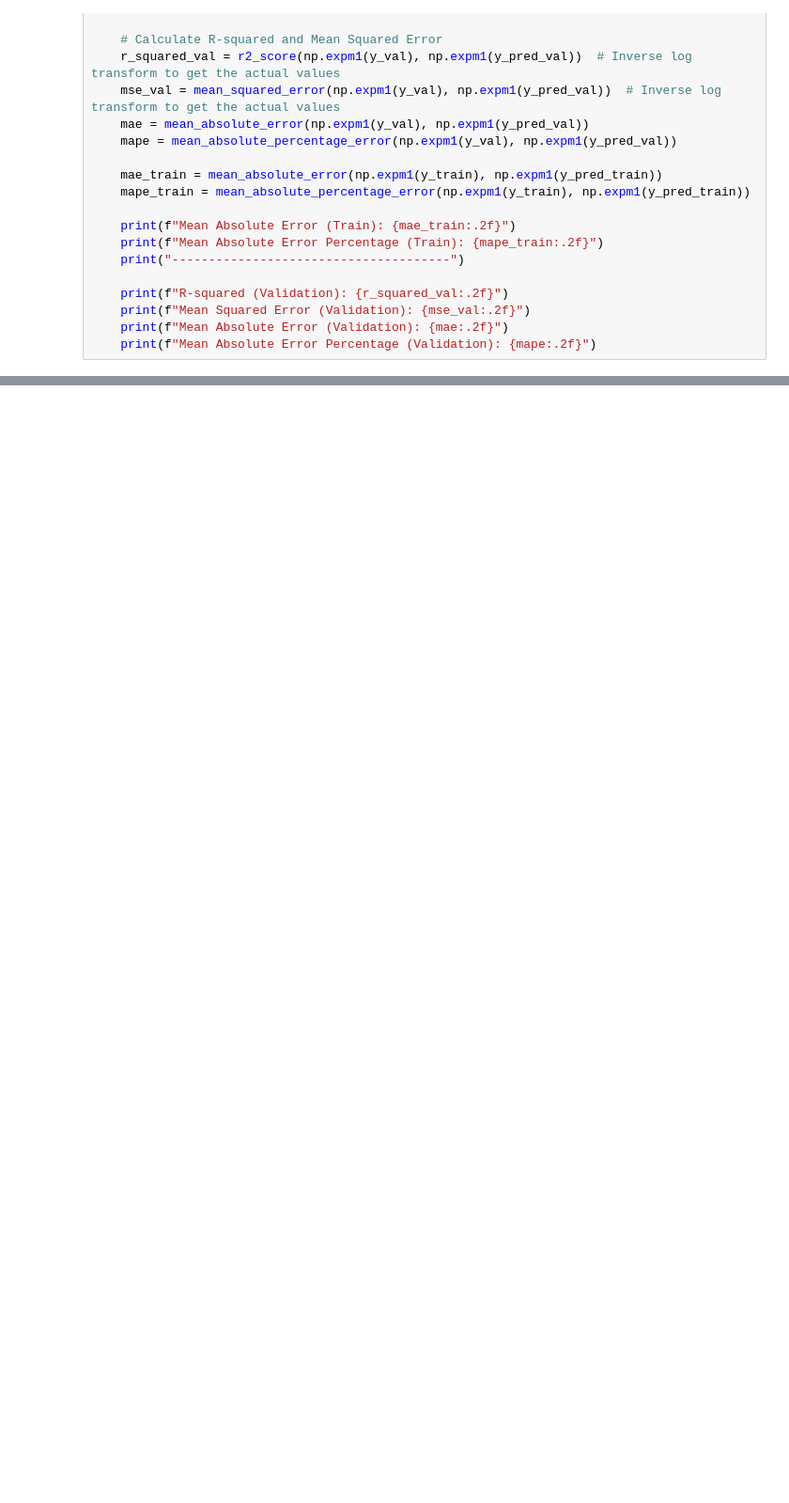
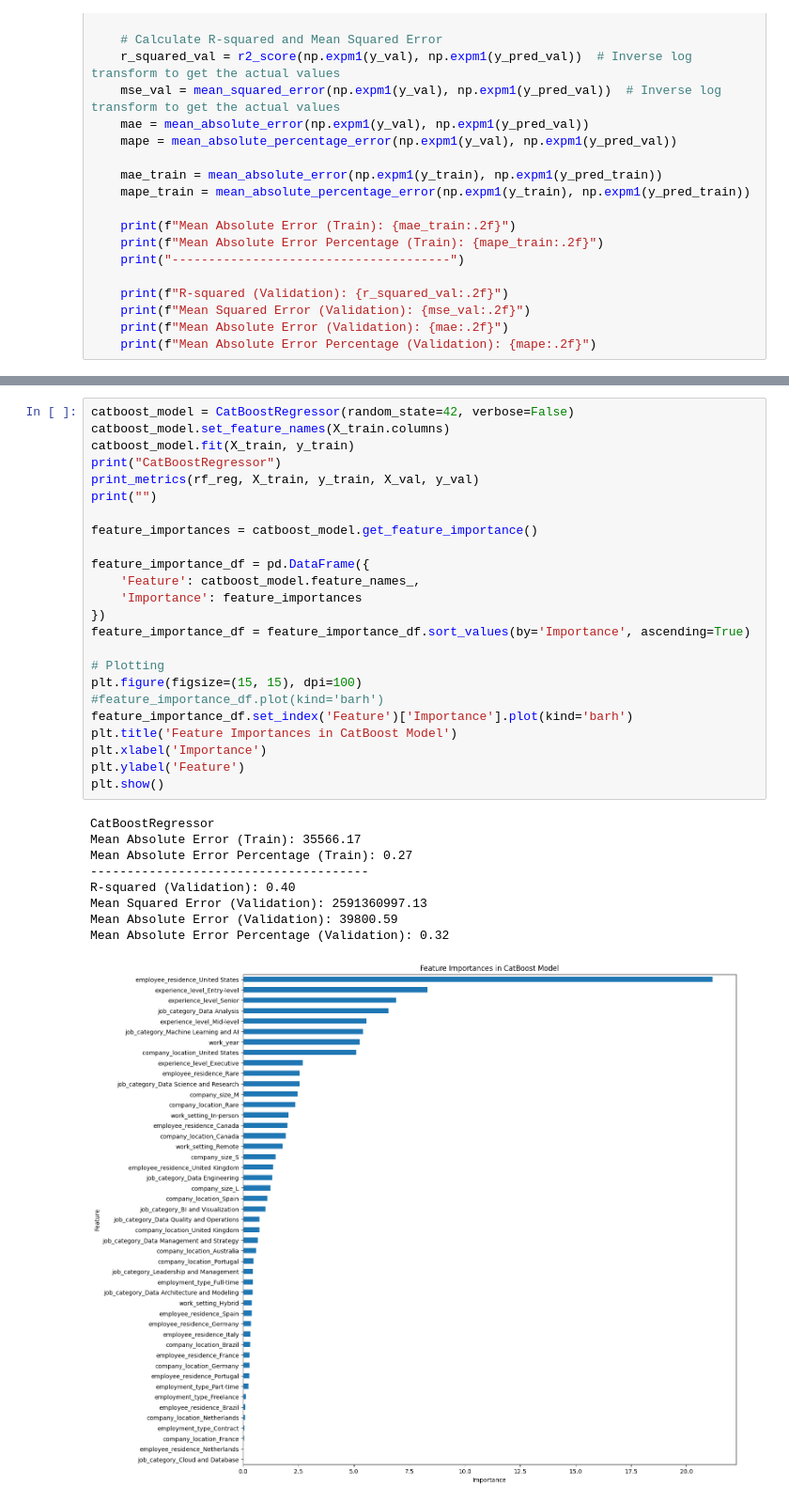
Before and after one commit to olgazju/project_salary_prediction, a Jupyter notebook: EDA.ipynb, the cells around one changed output, grey strips where cells are left out. Shown at 94% size. Drawn from its saved outputs; the diff is of its cells as text; blank space fills up the shorter version.

```diff
--- a/EDA.ipynb
+++ b/EDA.ipynb
@@ -405,0 +452,34 @@ Mean Absolute Error Percentage (Validation): 0.32
+# %%
+catboost_model = CatBoostRegressor(random_state=42, verbose=False)
+catboost_model.set_feature_names(X_train.columns)
+catboost_model.fit(X_train, y_train)
+print("CatBoostRegressor")
+print_metrics(rf_reg, X_train, y_train, X_val, y_val)
+print("")
+
+feature_importances = catboost_model.get_feature_importance()
+
+feature_importance_df = pd.DataFrame({
+    'Feature': catboost_model.feature_names_,
+    'Importance': feature_importances
+})
+feature_importance_df = feature_importance_df.sort_values(by='Importance', ascending=True)
+
+# Plotting
+plt.figure(figsize=(15, 15), dpi=100)
+#feature_importance_df.plot(kind='barh')
+feature_importance_df.set_index('Feature')['Importance'].plot(kind='barh')
+plt.title('Feature Importances in CatBoost Model')
+plt.xlabel('Importance')
+plt.ylabel('Feature')
+plt.show()
+# %% [output]
+CatBoostRegressor
+Mean Absolute Error (Train): 35566.17
+Mean Absolute Error Percentage (Train): 0.27
+--------------------------------------
+R-squared (Validation): 0.40
+Mean Squared Error (Validation): 2591360997.13
+Mean Absolute Error (Validation): 39800.59
+Mean Absolute Error Percentage (Validation): 0.32
+[figure, added]
```
Also changed, not shown: parts of 3 cells of this notebook, 1 other file.
